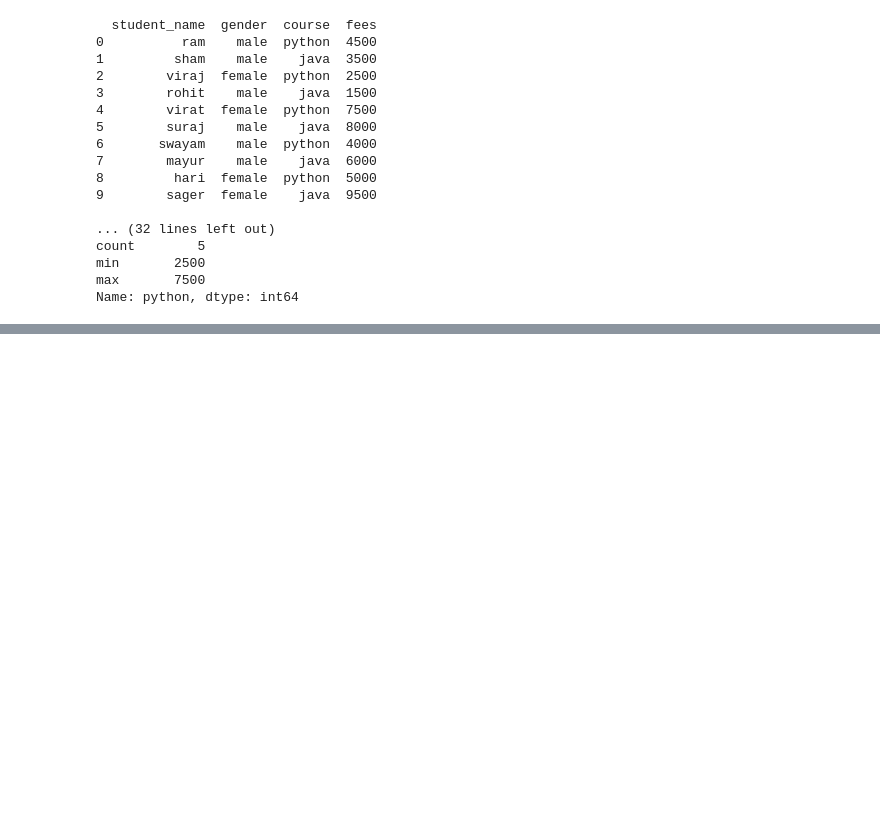
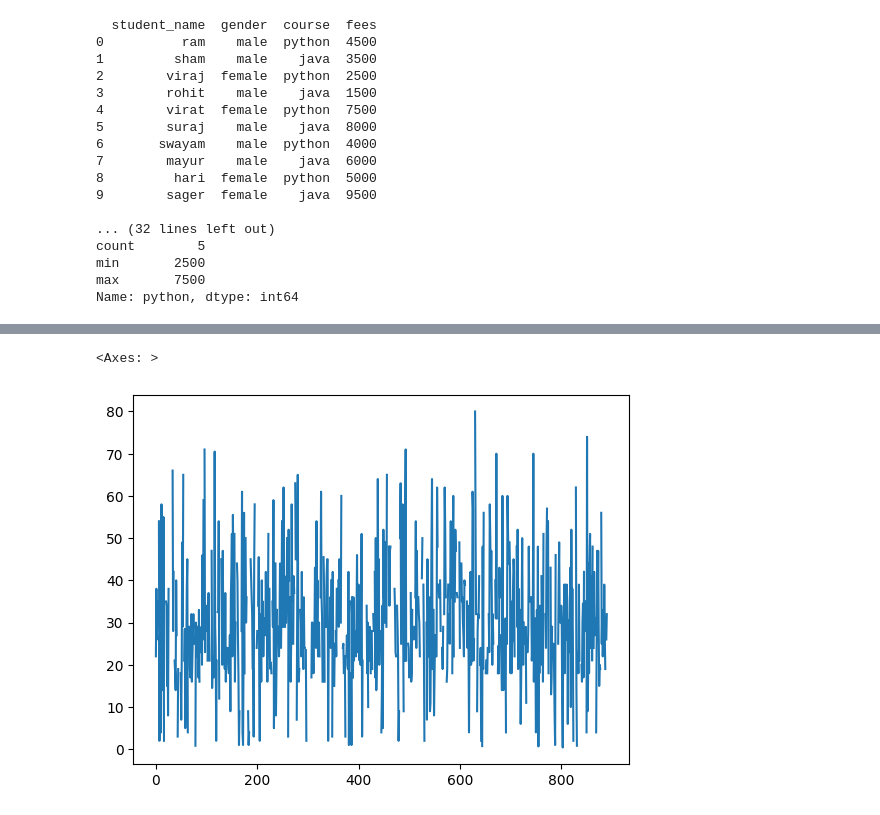
Before and after one commit to gaurav3829/python_libraries, a Jupyter notebook: copy_of_pandas.ipynb, the cells around one changed output, grey strips where cells are left out. Cells and saved outputs as stored; diff of their text form; code cells hidden in the pictures; blank space fills up the shorter version.

```diff
--- a/copy_of_pandas.ipynb
+++ b/copy_of_pandas.ipynb
@@ -130,0 +435,5 @@ SyntaxError: (unicode error) 'unicodeescape' codec can't decode bytes in positio
+# %%
+titanic["Age"].plot()
+# %% [output]
+<Axes: >
+[figure, added]
```
Also changed, not shown: parts of 39 cells of this notebook.
